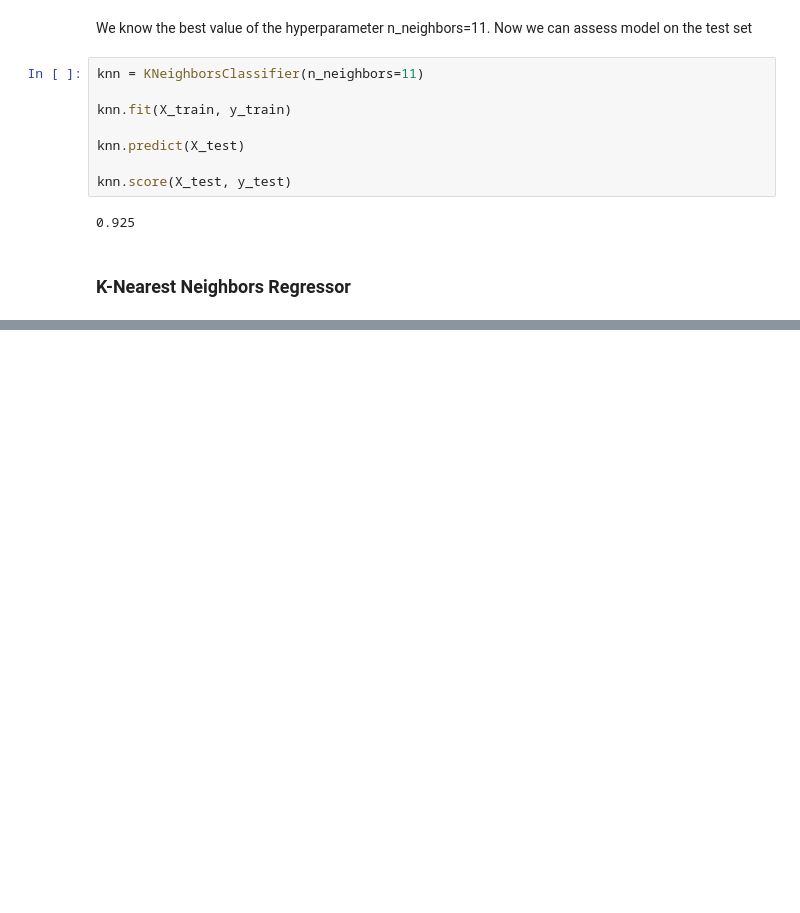
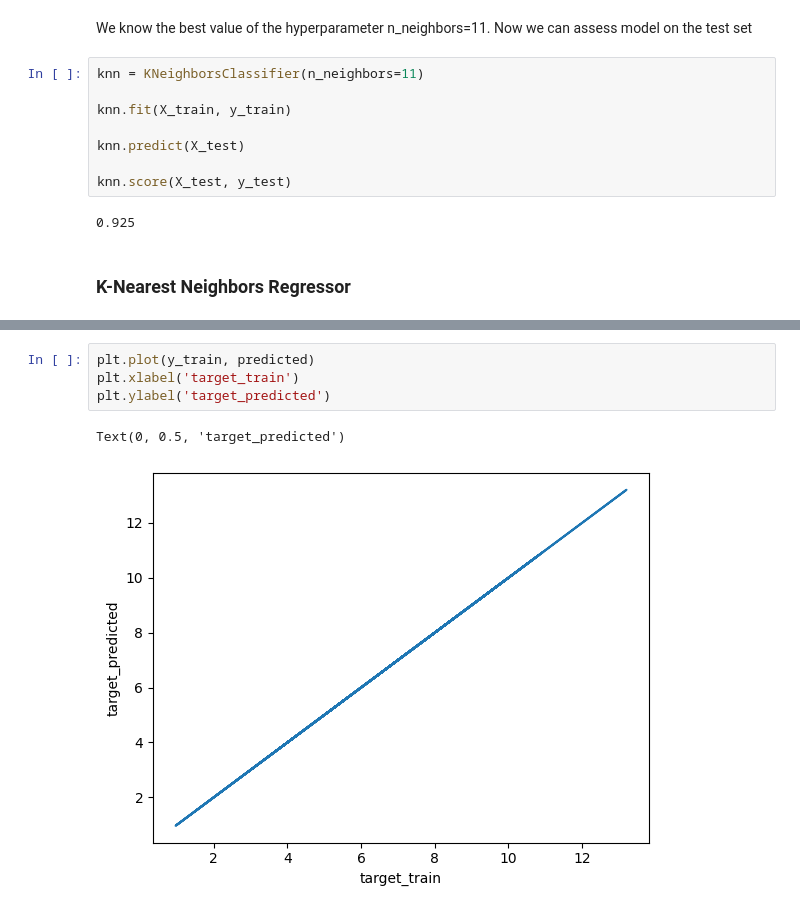
Before and after one commit to stephBRON/MachineLearning, a Jupyter notebook: Tutorials/module4_omar.ipynb, the cells around one changed output, grey strips where cells are left out. Cells and saved outputs as stored; diff of their text form; blank space fills up the shorter version.

```diff
--- a/Tutorials/module4_omar.ipynb
+++ b/Tutorials/module4_omar.ipynb
@@ -573,0 +644,7 @@ knn.score(X_test, y_test)
+# %%
+plt.plot(y_train, predicted)
+plt.xlabel('target_train')
+plt.ylabel('target_predicted')
+# %% [output]
+Text(0, 0.5, 'target_predicted')
+[figure, added]
```
Also changed, not shown: parts of 37 cells of this notebook.
